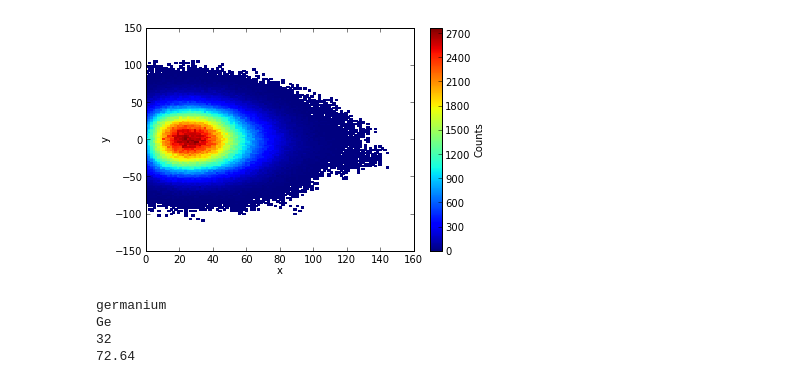
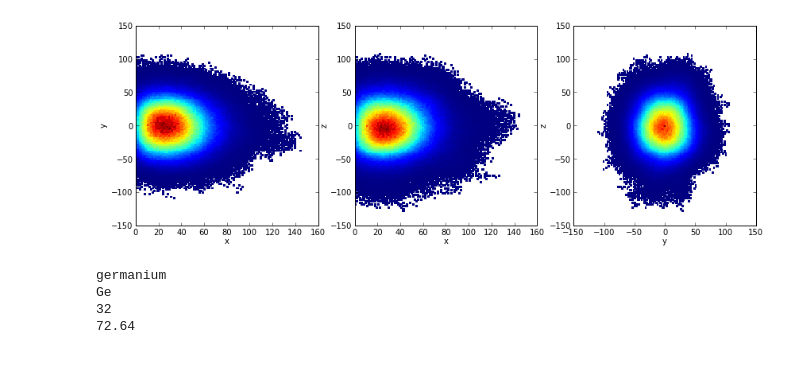
Before and after one commit to costrouc/python-srim-implementation, a Jupyter notebook: Particle Dynamics.ipynb, the cells around one changed output. Drawn from its saved outputs; the diff is of its cells as text; code cells hidden in the pictures.

```diff
--- a/Particle Dynamics.ipynb
+++ b/Particle Dynamics.ipynb
@@ -15,32 +15,52 @@ db_particle.describe()
 # %%
 import numpy as np
 import matplotlib.pyplot as plt
 
 # Create some random numbers
 x = db_particle['x']
 y = db_particle['y']
+z = db_particle['z']
 
 # Estimate the 2D histogram
 nbins = 100
-H, xedges, yedges = np.histogram2d(x,y,bins=nbins)
+Hxy, xedges, yedges = np.histogram2d(x,y,bins=nbins, normed=True)
+Hxz, xedges, zedges = np.histogram2d(x,z,bins=nbins, normed=True)
+Hyz, yedges, zedges = np.histogram2d(y,z,bins=nbins, normed=True)
 
 # H needs to be rotated and flipped
-H = np.rot90(H)
-H = np.flipud(H)
+Hxy = np.rot90(Hxy)
+Hxy = np.flipud(Hxy)
+
+Hxz = np.rot90(Hxz)
+Hxz = np.flipud(Hxz)
+
+Hyz = np.rot90(Hyz)
+Hyz = np.flipud(Hyz)
 
 # Mask zeros
-Hmasked = np.ma.masked_where(H==0,H) # Mask pixels with a value of zero
+Hmaskedxy = np.ma.masked_where(Hxy==0,Hxy) # Mask pixels with a value of zero
+Hmaskedxz = np.ma.masked_where(Hxz==0,Hxz) # Mask pixels with a value of zero
+Hmaskedyz = np.ma.masked_where(Hyz==0,Hyz) # Mask pixels with a value of zero
 
 # Plot 2D histogram using pcolor
-fig2 = plt.figure()
-plt.pcolormesh(xedges,yedges,Hmasked)
-plt.xlabel('x')
-plt.ylabel('y')
-cbar = plt.colorbar()
-cbar.ax.set_ylabel('Counts')
+# fig2 = plt.figure()
+fig, ax = plt.subplots(1, 3)
+fig.set_size_inches((14,4.5))
+ax[0].pcolormesh(xedges,yedges,Hmaskedxy)
+ax[0].set_xlabel('x')
+ax[0].set_ylabel('y')
+
+ax[1].pcolormesh(xedges,zedges,Hmaskedxz)
+ax[1].set_xlabel('x')
+ax[1].set_ylabel('z')
+
+ax[2].pcolormesh(yedges,zedges,Hmaskedyz)
+ax[2].set_xlabel('y')
+ax[2].set_ylabel('z')
+
 plt.show()
 # %% [output]
-[figure, old version]
+[figure, new version]
 # %%
 element_table = pd.read_csv('element.csv')
 #print element_table.Symbol
```
